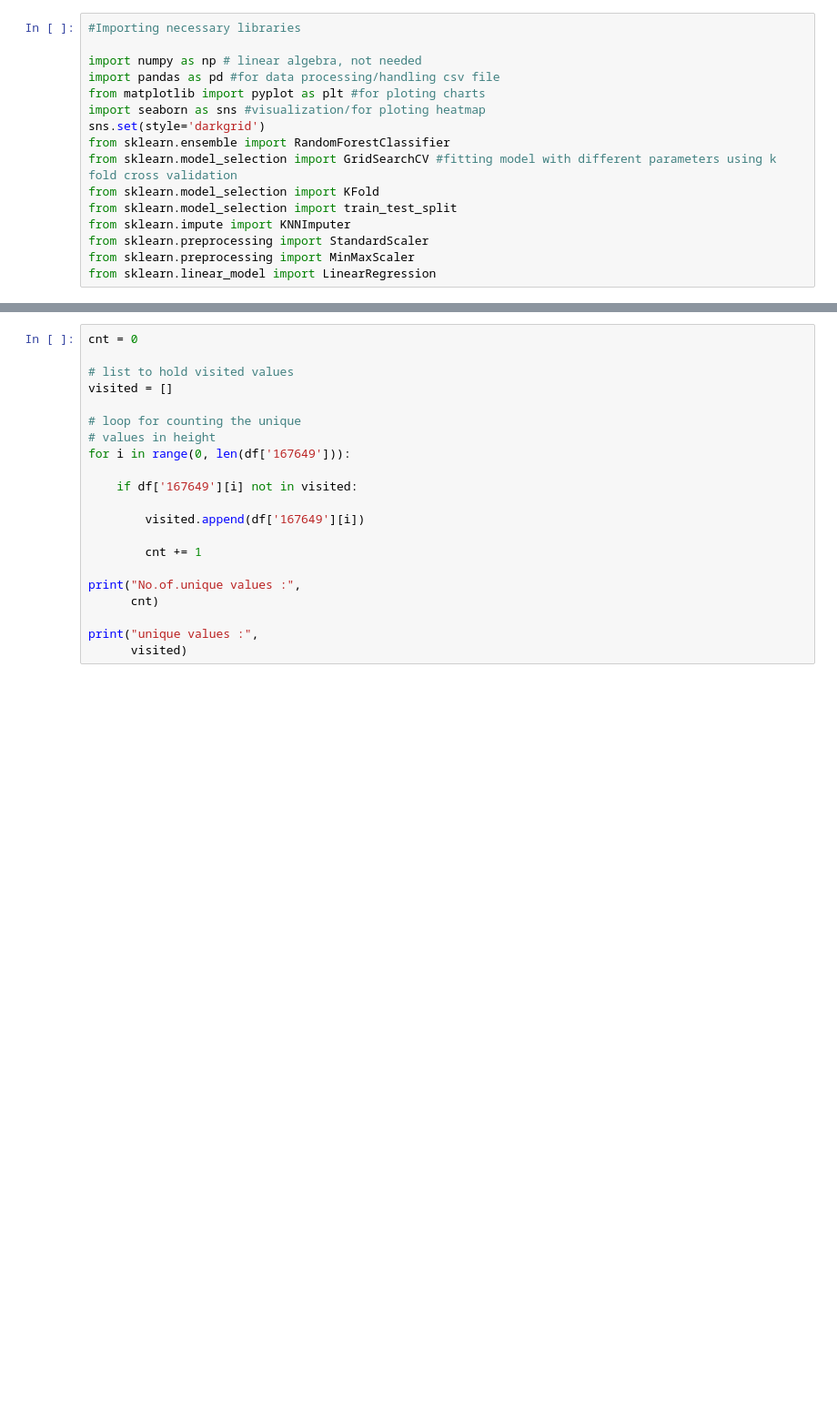
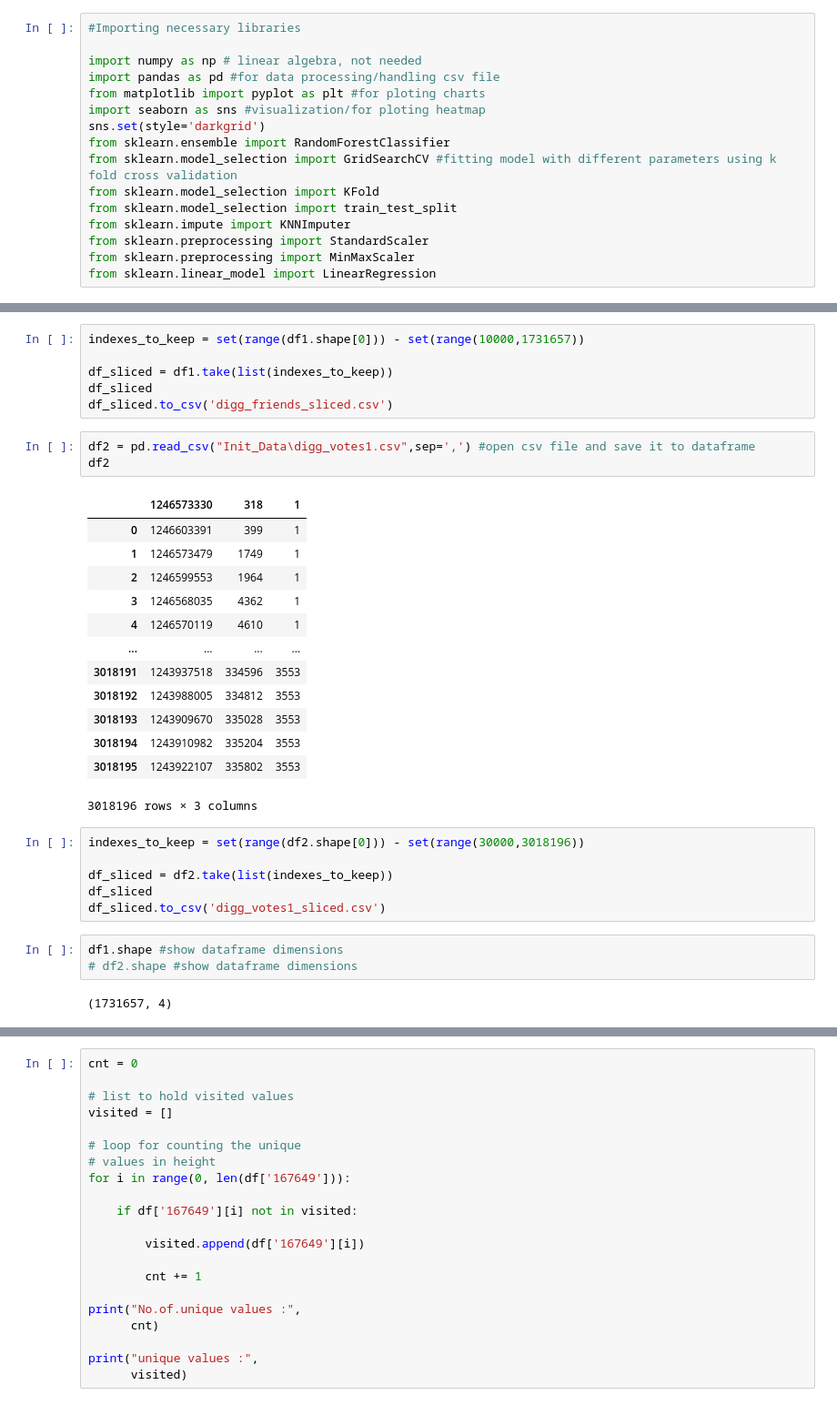
Before and after one commit to Skoyntoyflis/IMINFECTOR, a Jupyter notebook: Data/Digg/healthcare.ipynb, the cells around one changed output, grey strips where cells are left out. Shown: that part at 91% size. Saved outputs shown, nothing was run; the diff lists cells and outputs as text; blank space fills up the shorter version.

```diff
--- a/Data/Digg/healthcare.ipynb
+++ b/Data/Digg/healthcare.ipynb
@@ -31,3 +44,37 @@ df.shape #show dataframe dimensions(5110 rows ,12 columns)
+# %%
+indexes_to_keep = set(range(df1.shape[0])) - set(range(10000,1731657))
+
+df_sliced = df1.take(list(indexes_to_keep))
+df_sliced
+df_sliced.to_csv('digg_friends_sliced.csv')
+# %%
+df2 = pd.read_csv("Init_Data\digg_votes1.csv",sep=',') #open csv file and save it to dataframe
+df2
+# %% [output]
+|  | 1246573330 | 318 | 1 |
+| 0 | 1246603391 | 399 | 1 |
+| 1 | 1246573479 | 1749 | 1 |
+| 2 | 1246599553 | 1964 | 1 |
+| 3 | 1246568035 | 4362 | 1 |
+| 4 | 1246570119 | 4610 | 1 |
+| ... | ... | ... | ... |
+| 3018191 | 1243937518 | 334596 | 3553 |
+| 3018192 | 1243988005 | 334812 | 3553 |
+| 3018193 | 1243909670 | 335028 | 3553 |
+| 3018194 | 1243910982 | 335204 | 3553 |
+| 3018195 | 1243922107 | 335802 | 3553 |
+3018196 rows × 3 columns
+# %%
+indexes_to_keep = set(range(df2.shape[0])) - set(range(30000,3018196))
+
+df_sliced = df2.take(list(indexes_to_keep))
+df_sliced
+df_sliced.to_csv('digg_votes1_sliced.csv')
+# %%
+df1.shape #show dataframe dimensions
+# df2.shape #show dataframe dimensions
+# %% [output]
+(1731657, 4)
 # %%
 #df.isna().sum()
 # #count null values of each column
```
Also changed, not shown: parts of 7 cells of this notebook, 9 other files.
